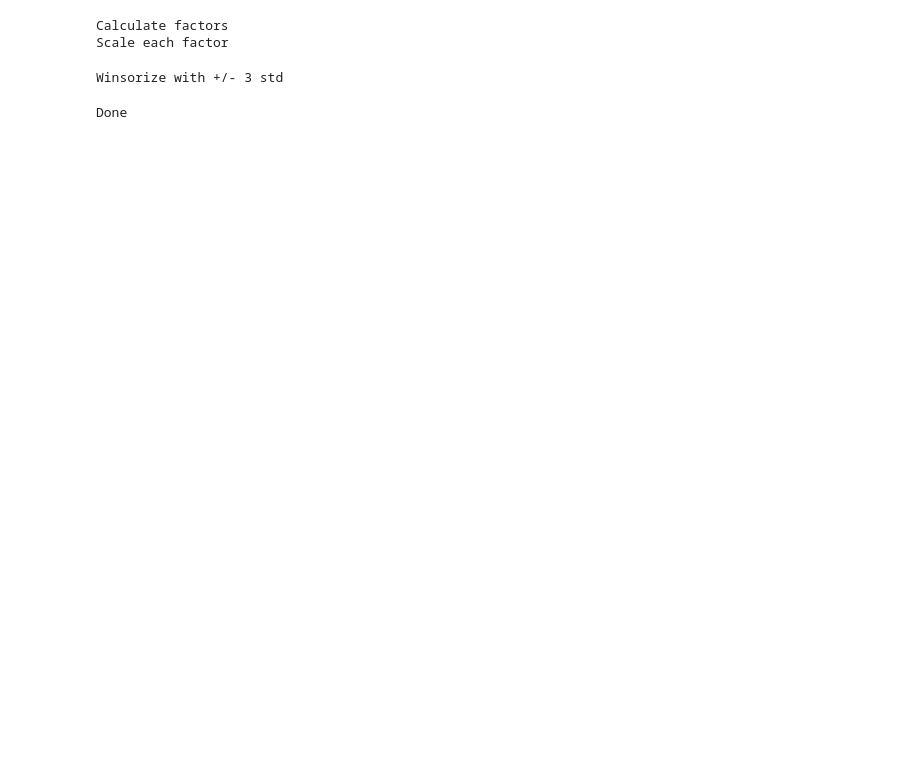
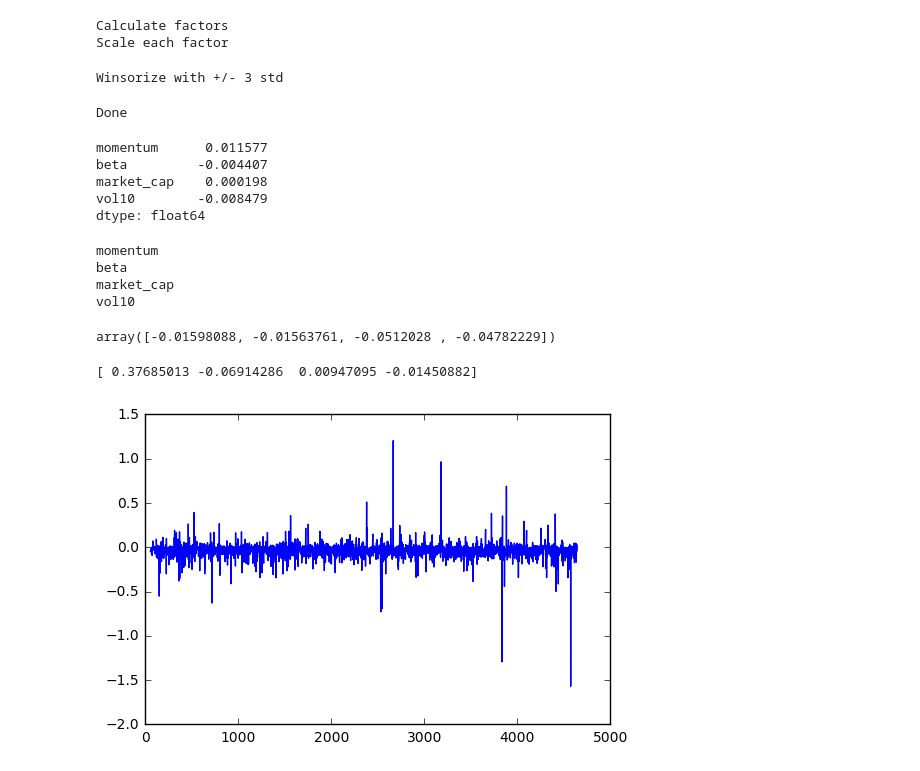
Before and after one commit to BaruchMFE2016/BaruchMFEInvestment, a Jupyter notebook: backtest.ipynb, the cells around one changed output. Drawn from its saved outputs; the diff is of its cells as text; code cells hidden in the pictures; blank space fills up the shorter version.

```diff
--- a/backtest.ipynb
+++ b/backtest.ipynb
@@ -80,3 +218,44 @@ ret_series = log_return(univ, -rebal)
+# %%
+fr_sp
+# %% [output]
+momentum      0.011577
+beta         -0.004407
+market_cap    0.000198
+vol10        -0.008479
+dtype: float64
+# %%
+t = datetime(2015, 7, 17)
+# fit that particular period
+[print(n) for n in factor_names]
+np.nanmean(factor_exp_mat[t][factor_names], axis=0)
+# %% [output]
+momentum
+beta
+market_cap
+vol10
+array([-0.01598088, -0.01563761, -0.0512028 , -0.04782229])
+# %%
+X = factor_exp_mat[t].copy()
+r = ret_series[t].copy()
+# %%
+r.columns
+Xr = pd.merge(X, r, on='ticker')
+Xr.loc[Xr['log_return'] < -2.5, 'log_return'] = np.nan
+Xr = Xr.dropna()
+X2 = Xr[factor_names]
+r2 = Xr['log_return']
+LR = LR.fit(X2, r2)
+print(LR.coef_)
+# %% [output]
+[ 0.37685013 -0.06914286  0.00947095 -0.01450882]
+# %%
+# plt.plot(X2.momentum)
+plt.plot(r2)
+plt.show()
+# ut = univ[t].copy()
+# ut[ut.ticker == 'HEAT']
+# %% [output]
+[figure, added]
 # %%
 dstart = datetime(2014, 1, 1)
 dend = datetime(2016, 12, 31)
```
Also changed, not shown: parts of 9 cells of this notebook, 10 other files.
